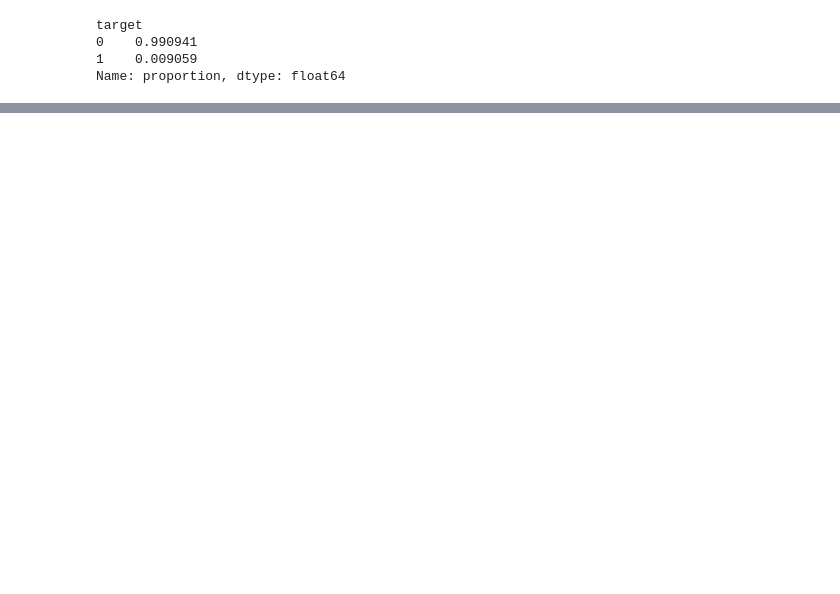
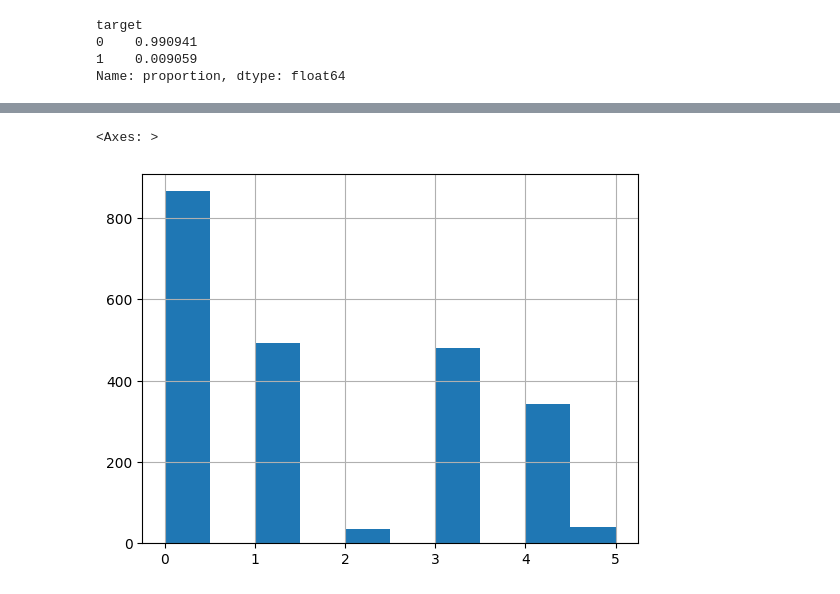
Before and after one commit to marwan995/ML-Project, a Jupyter notebook: project.ipynb, the cells around one changed output, grey strips where cells are left out. Cells and saved outputs as stored; diff of their text form; code cells hidden in the pictures; blank space fills up the shorter version.

```diff
--- a/project.ipynb
+++ b/project.ipynb
@@ -38,0 +218,6 @@ alice =
+# %%
+df['hour10'] = pd.to_datetime(df['time10']).dt.day_of_week
+df[df['target'] == 1]['hour10'].hist()
+# %% [output]
+<Axes: >
+[figure, added]
```
Also changed, not shown: parts of 57 cells of this notebook, 9 other files.
